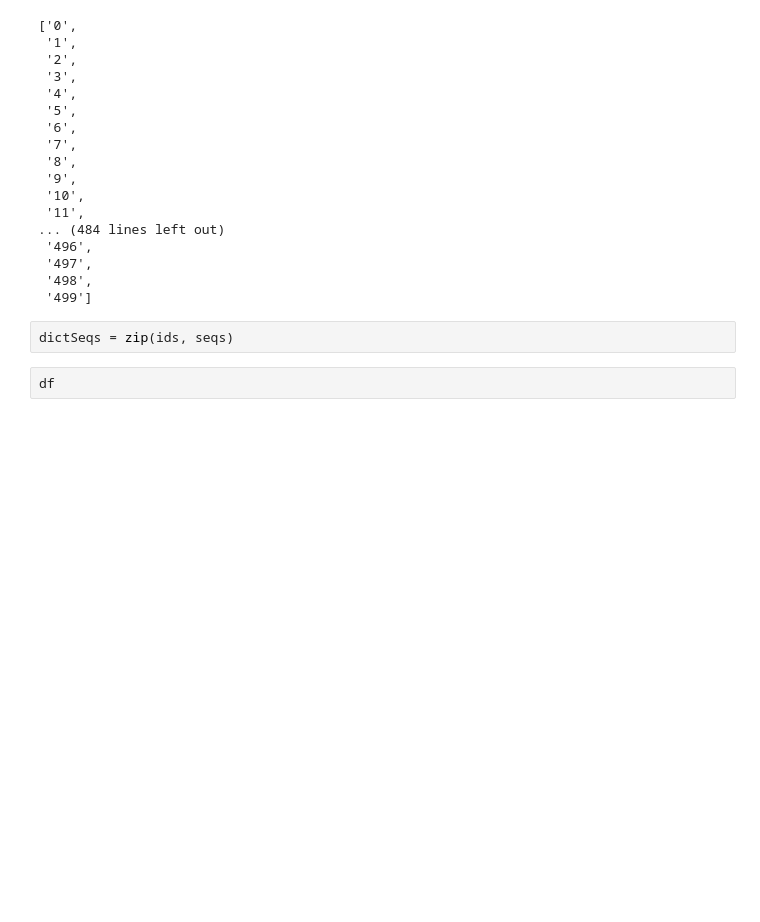
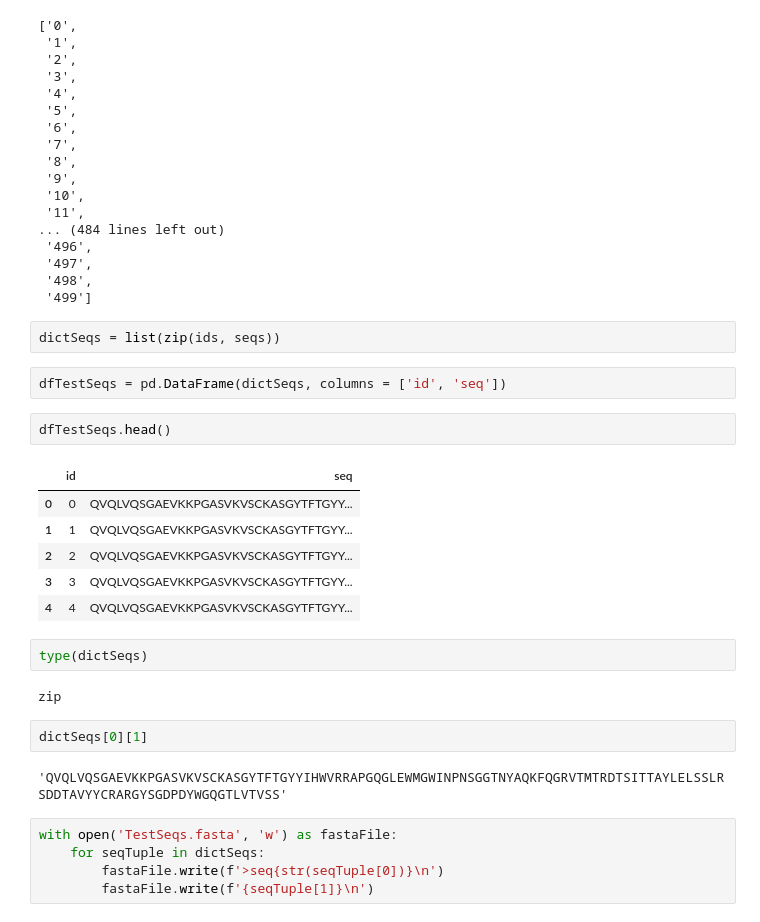
Before and after one commit to ptizei/MiscAnalyses, a Jupyter notebook: ExtractCDR/MakingTestSeqs.ipynb, the cells around one changed output. Saved outputs shown, nothing was run; the diff lists cells and outputs as text; blank space fills up the shorter version.

```diff
--- a/ExtractCDR/Untitled.ipynb
+++ b/ExtractCDR/MakingTestSeqs.ipynb
@@ -150,6 +150,28 @@ ids
  '498',
  '499']
 # %%
-dictSeqs = zip(ids, seqs)
+dictSeqs = list(zip(ids, seqs))
-# %%
-df
+# %%
+dfTestSeqs = pd.DataFrame(dictSeqs, columns = ['id', 'seq'])
+# %%
+dfTestSeqs.head()
+# %% [output]
+|  | id | seq |
+| 0 | 0 | QVQLVQSGAEVKKPGASVKVSCKASGYTFTGYY... |
+| 1 | 1 | QVQLVQSGAEVKKPGASVKVSCKASGYTFTGYY... |
+| 2 | 2 | QVQLVQSGAEVKKPGASVKVSCKASGYTFTGYY... |
+| 3 | 3 | QVQLVQSGAEVKKPGASVKVSCKASGYTFTGYY... |
+| 4 | 4 | QVQLVQSGAEVKKPGASVKVSCKASGYTFTGYY... |
+# %%
+type(dictSeqs)
+# %% [output]
+zip
+# %%
+dictSeqs[0][1]
+# %% [output]
+'QVQLVQSGAEVKKPGASVKVSCKASGYTFTGYYIHWVRRAPGQGLEWMGWINPNSGGTNYAQKFQGRVTMTRDTSITTAYLELSSLRSDDTAVYYCRARGYSGDPDYWGQGTLVTVSS'
+# %%
+with open('TestSeqs.fasta', 'w') as fastaFile:
+    for seqTuple in dictSeqs:
+        fastaFile.write(f'>seq{str(seqTuple[0])}\n')
+        fastaFile.write(f'{seqTuple[1]}\n')
```
Also changed, not shown: 3 other files.
